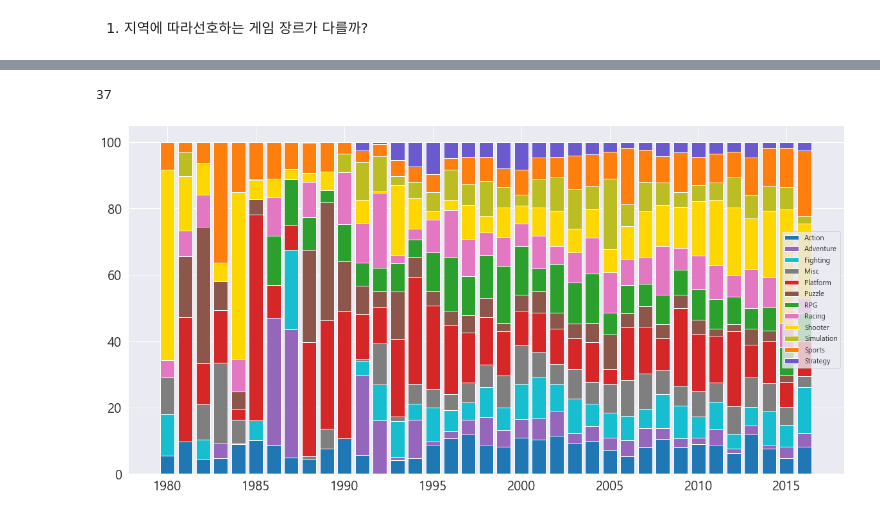
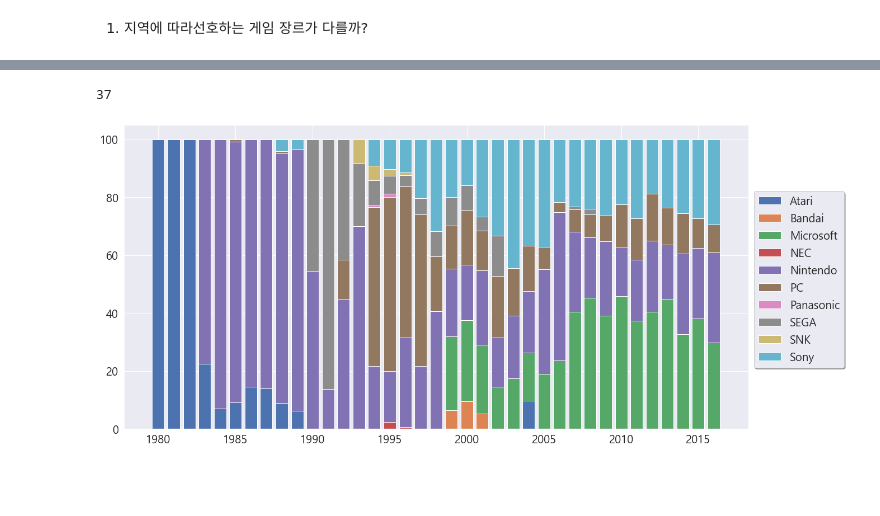
Before and after one commit to tes-b/codestates_project_1, a Jupyter notebook: Project_videogames.ipynb, the cells around one changed output, grey strips where cells are left out. Saved outputs shown, nothing was run; the diff lists cells and outputs as text; code cells hidden in the pictures; blank space fills up the shorter version.

Commit message:
Edit chart design

```diff
--- a/Project_videogames.ipynb
+++ b/Project_videogames.ipynb
@@ -636,0 +749,10 @@ Platform   432142.857143  208000.000000
+# %%
+company_total = vgame_4[['Platform_Company','Year','Total_Sales']];
+company_total = pd.DataFrame.pivot_table(company_total,index='Platform_Company',columns='Year',values='Total_Sales', aggfunc = 'mean');
+# company_total.head()
+
+# type_sales_ratio_T = np.round(pivot_T.div(pivot.sum(axis=1), axis=0) * 100, 2);
+company_sales_ratio = (np.round(company_total.div(company_total.sum(axis=0), axis=1) * 100, 2)).T;
+company_sales_ratio.head(5)
+
+create_ratio_chart(company_sales_ratio);
@@ -637,55 +762,34 @@ Platform   432142.857143  208000.000000
 # %%
-# sales_ratio.plot(kind="bar", stacked=True, colormap='RdBu')
-colours = sales_ratio.columns.map(colour_map);
 # print(colours);
 plt.close('all');
 plt.figure(figsize=(20,10));
 # fig, ax = plt.subplots();
 # fig.set(figsize=(20,7));
 
 # print(sales_ratio['Action'].index.array);
 test = np.zeros(4);
-bottoms = np.zeros(len(sales_ratio.index));
+bottoms = np.zeros(len(company_sales_ratio.index));
 print(len(bottoms));
-for i, col in enumerate(sales_ratio.columns):
+for i, col in enumerate(company_sales_ratio.columns):
 
     plt.bar(
-    x=sales_ratio.index,
-    height=sales_ratio[col],
-    color=colour_map[col],
+    x=company_sales_ratio.index,
+    height=company_sales_ratio[col],
+    # color=colour_map[col],
     bottom=bottoms,
     label=col
     );
 
-    bottoms += np.nan_to_num(sales_ratio[col].values);
+    bottoms += np.nan_to_num(company_sales_ratio[col].values);
 
-plt.legend();
-# ax.bar(
-#     x=sales_ratio.index,
-#     #height=range(len(sales_ratio.index)),
-#     height=sales_ratio.Action,
-#     color='C0'
-#     );
-
-# ax.bar(
-#     x=sales_ratio.index,
-#     height=sales_ratio.Adventure,
-#     color='C1',
-#     bottom=sales_ratio.Action,
-#     );
-# ax.bar(
-#     x=[1,2],
-#     height=[3,4],
-#     color='C1',
-#     bottom=[3,4]
-#     );
-# plt.bar(x=sales_ratio.columns,
-#         height=sales_ratio.index,
-
-#         );
-# for i in sales_ratio.index:
-#     print(sales_ratio.Action[i]);
-# sales_ratio.plot.bar(stacked=True);
+# plt.xticks(company_sales_ratio.index);
+plt.legend(
+        #loc='center right',
+        bbox_to_anchor=(1, 0.8),
+        #ncol = 3,
+        prop={'size': 20},
+        fancybox=True,
+        shadow=True);
 # %% [output]
 37
-[figure, old version]
+[figure, new version]
```
Also changed, not shown: parts of 34 cells of this notebook.
